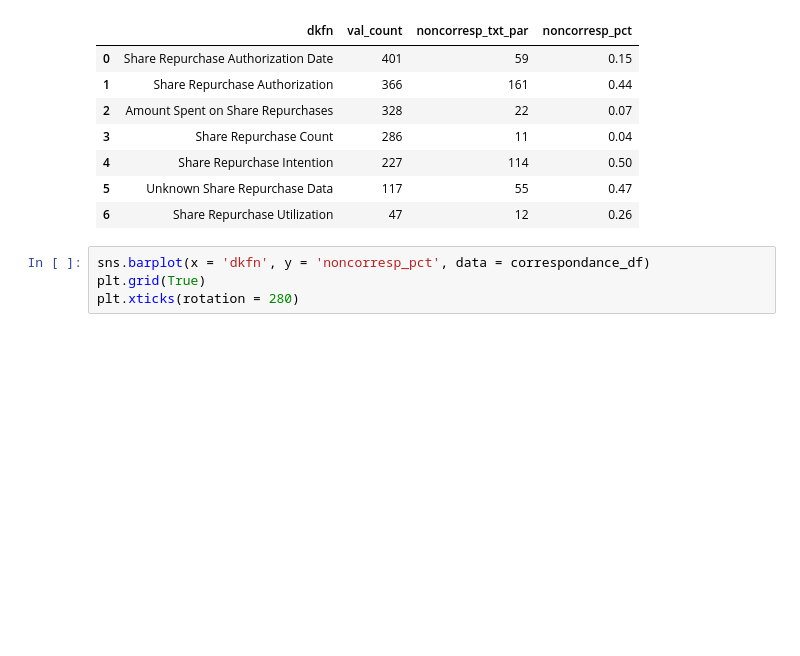
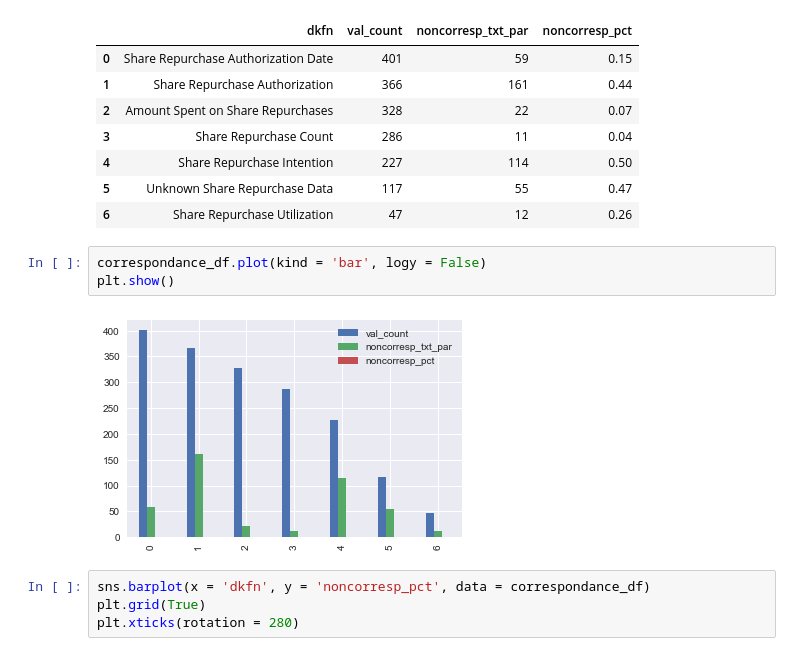
Before and after one commit to suhasinipallai/New_constructs, a Jupyter notebook: identifying-paragraphs.ipynb, the cells around one changed output. Drawn from its saved outputs; the diff is of its cells as text; blank space fills up the shorter version.

```diff
--- a/identifying-paragraphs.ipynb
+++ b/identifying-paragraphs.ipynb
@@ -498,6 +498,11 @@ correspondance_df
 | 4 | Share Repurchase Intention | 227 | 114 | 0.50 |
 | 5 | Unknown Share Repurchase Data | 117 | 55 | 0.47 |
 | 6 | Share Repurchase Utilization | 47 | 12 | 0.26 |
+# %%
+correspondance_df.plot(kind = 'bar', logy = False)
+plt.show()
+# %% [output]
+[figure, added]
 # %%
 sns.barplot(x = 'dkfn', y = 'noncorresp_pct', data = correspondance_df)
 plt.grid(True)
```
Also changed, not shown: parts of 6 cells of this notebook.
